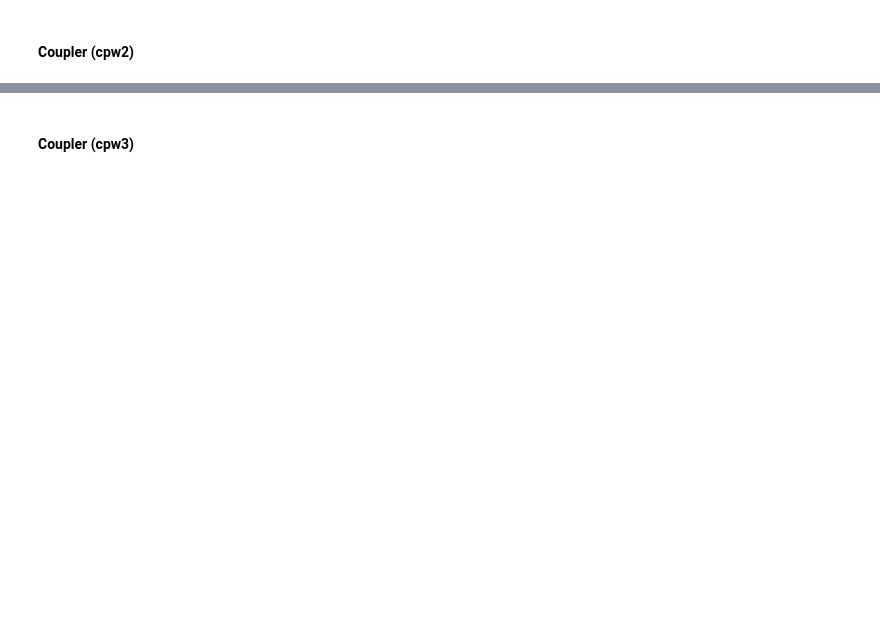
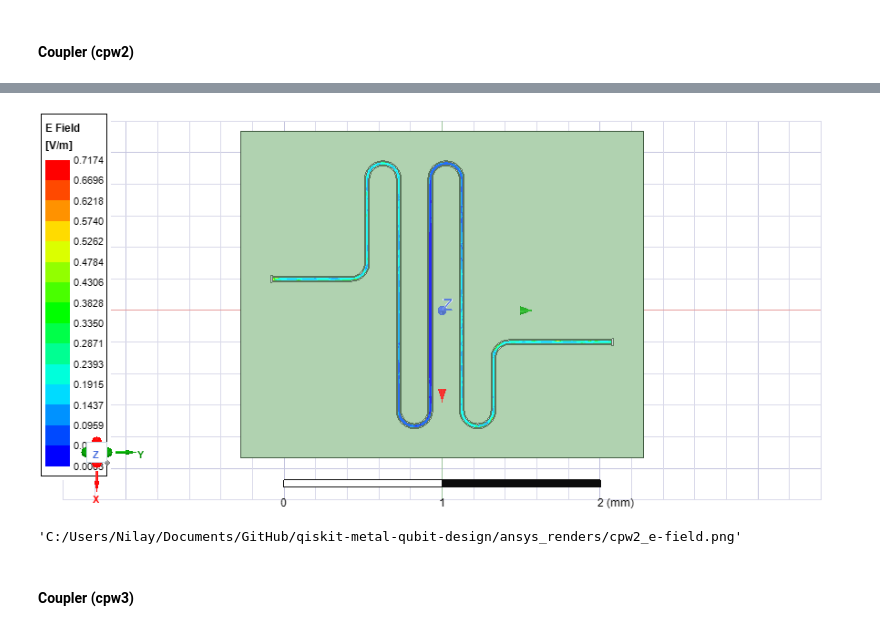
Before and after one commit to AbeerVaishnav13/qiskit-metal-qubit-design, a Jupyter notebook: design1_resonators_analysis.ipynb, the cells around one changed output, grey strips where cells are left out. Drawn from its saved outputs; the diff is of its cells as text; code cells hidden in the pictures; blank space fills up the shorter version.

```diff
--- a/design1_resonators_analysis.ipynb
+++ b/design1_resonators_analysis.ipynb
@@ -417,3 +453,9 @@ eig_res2.sim.plot_convergences()
+# %%
+
+hfss1.save_screenshot("C:/Users/Nilay/Documents/GitHub/qiskit-metal-qubit-design/ansys_renders/cpw2_e-field.png")
+# %% [output]
+[figure, added]
+'C:/Users/Nilay/Documents/GitHub/qiskit-metal-qubit-design/ansys_renders/cpw2_e-field.png'
 # %% [markdown]
 #### Coupler (cpw3)
 # %%
```
Also changed, not shown: parts of 42 cells of this notebook, 1 other file.
